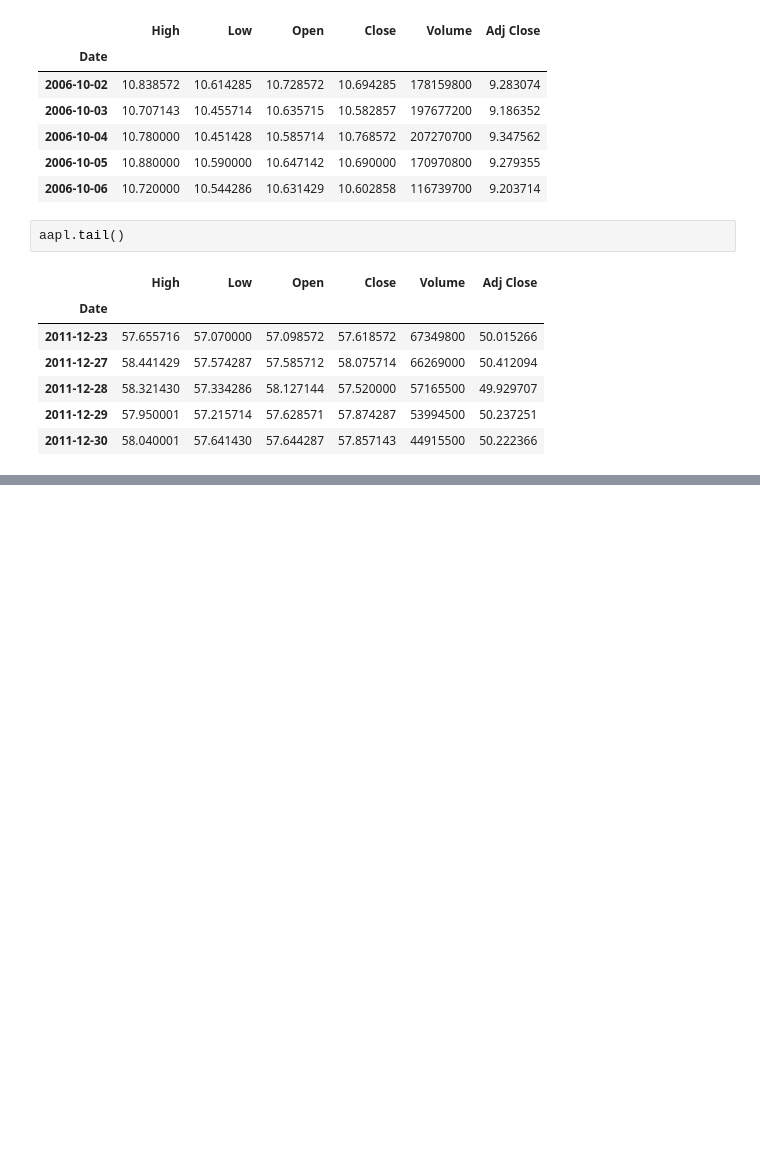
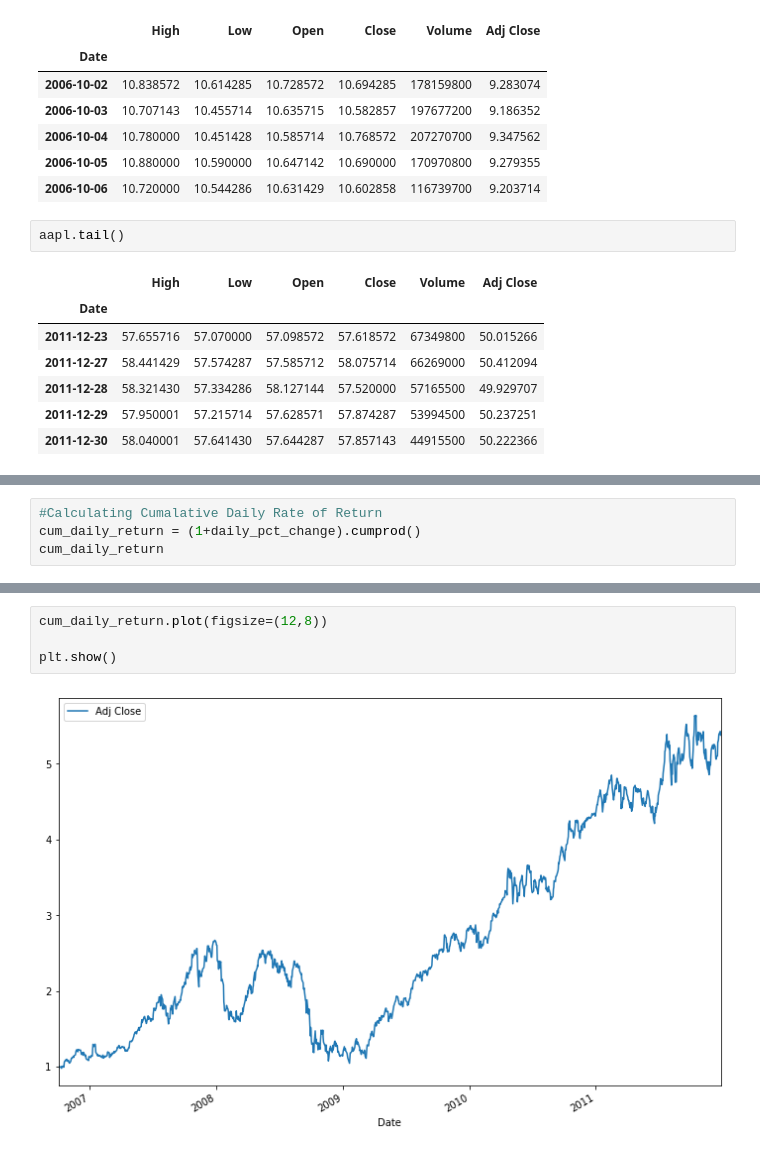
Before and after one commit to Niangmodou/Algorithmic-Trading, a Jupyter notebook: main.ipynb, the cells around one changed output, grey strips where cells are left out. Cells and saved outputs as stored; diff of their text form; blank space fills up the shorter version.

```diff
--- a/main.ipynb
+++ b/main.ipynb
@@ -31,0 +115,4 @@ aapl.tail()
+# %%
+#Calculating Cumalative Daily Rate of Return
+cum_daily_return = (1+daily_pct_change).cumprod()
+cum_daily_return
@@ -31,0 +134,6 @@ aapl.tail()
+# %%
+cum_daily_return.plot(figsize=(12,8))
+
+plt.show()
+# %% [output]
+[figure, added]
```
Also changed, not shown: parts of 21 cells of this notebook, 1 other file.
